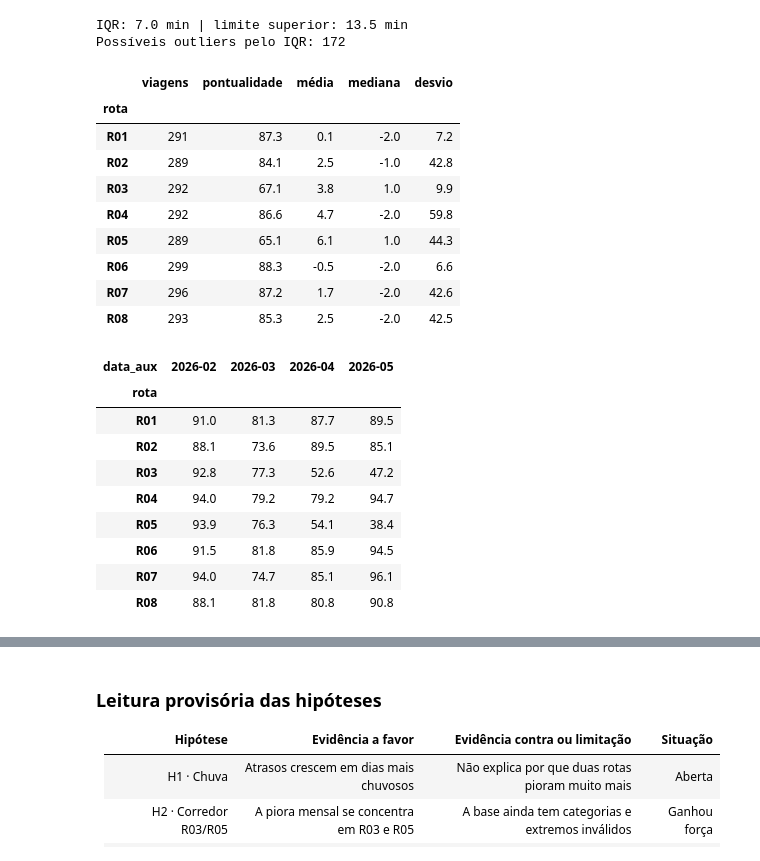
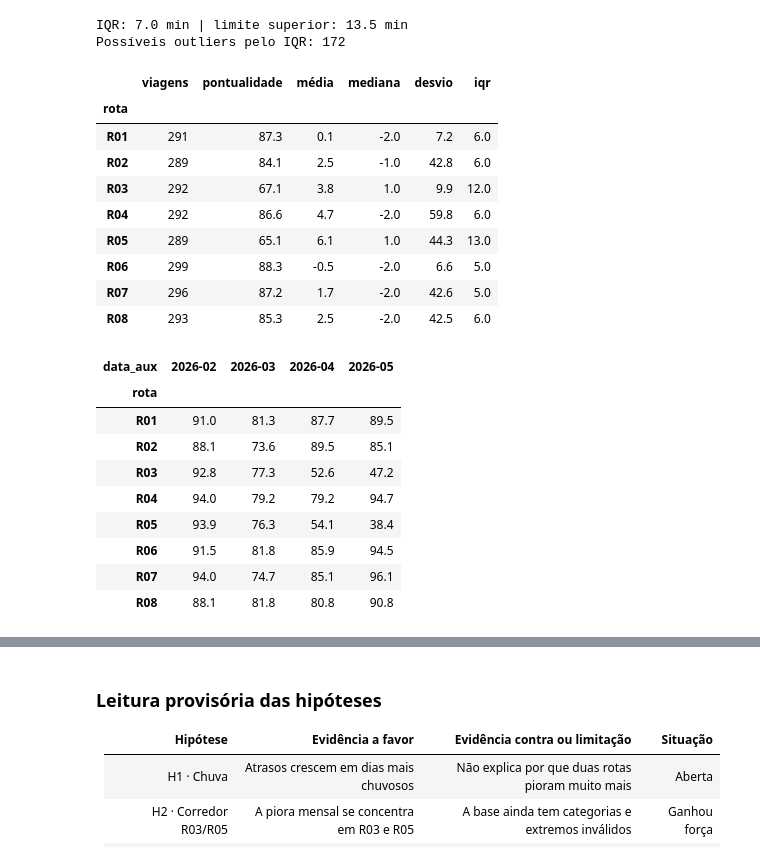
Before and after one commit to JulianaBallin/TransitTrace, a Jupyter notebook: transporte_fretado_rota_em_dia.ipynb, the cells around one changed output, grey strips where cells are left out. Saved outputs shown, nothing was run; the diff lists cells and outputs as text; code cells hidden in the pictures.

```diff
--- a/transporte_fretado_rota_em_dia.ipynb
+++ b/transporte_fretado_rota_em_dia.ipynb
@@ -52,6 +52,15 @@ plt.rcParams.update({
     "axes.titlesize": 14,
     "grid.color": "#D8E0E0",
 })
+
+def parse_dates(values):
+    # Lê os dois formatos de data da base sem inverter dia e mês.
+    text = values.astype("string").str.strip()
+    is_iso = text.str.fullmatch(r"\d{4}-\d{2}-\d{2}").fillna(False)
+    parsed = pd.to_datetime(text.where(is_iso), format="%Y-%m-%d", errors="coerce")
+    return parsed.fillna(
+        pd.to_datetime(text.where(~is_iso), format="%d/%m/%Y", errors="coerce")
+    )
 # %%
 candidates = [
     Path("dataset/projeto_integrador_transporte_fretado.csv"),
@@ -246,41 +277,40 @@ Possíveis outliers pelo IQR: 172
 # %%
 canonical_rows = raw[
     raw["rota"].astype(str).str.fullmatch(r"R\d{2}")
     & raw["turno"].isin(["Manhã", "Tarde", "Noite"])
 ].copy()
-canonical_rows["data_aux"] = pd.to_datetime(
-    canonical_rows["data"], format="mixed", dayfirst=True, errors="coerce"
-)
+canonical_rows["data_aux"] = parse_dates(canonical_rows["data"])
 canonical_rows["pontual"] = canonical_rows["atraso_min"].le(5)
 
 route_stats_raw = canonical_rows.groupby("rota").agg(
     viagens=("atraso_min", "size"),
     pontualidade=("pontual", "mean"),
     média=("atraso_min", "mean"),
     mediana=("atraso_min", "median"),
     desvio=("atraso_min", "std"),
+    iqr=("atraso_min", lambda s: s.quantile(0.75) - s.quantile(0.25)),
 )
 route_stats_raw["pontualidade"] *= 100
 display(route_stats_raw.round(1))
 
 monthly_raw = canonical_rows.pivot_table(
     index="rota",
     columns=canonical_rows["data_aux"].dt.strftime("%Y-%m"),
     values="pontual",
     aggfunc="mean",
 ).mul(100)
 display(monthly_raw.round(1))
 # %% [output]
-|  | viagens | pontualidade | média | mediana | desvio |
-| rota |  |  |  |  |  |
-| R01 | 291 | 87.3 | 0.1 | -2.0 | 7.2 |
-| R02 | 289 | 84.1 | 2.5 | -1.0 | 42.8 |
-| R03 | 292 | 67.1 | 3.8 | 1.0 | 9.9 |
-| R04 | 292 | 86.6 | 4.7 | -2.0 | 59.8 |
-| R05 | 289 | 65.1 | 6.1 | 1.0 | 44.3 |
-| R06 | 299 | 88.3 | -0.5 | -2.0 | 6.6 |
-| R07 | 296 | 87.2 | 1.7 | -2.0 | 42.6 |
-| R08 | 293 | 85.3 | 2.5 | -2.0 | 42.5 |
+|  | viagens | pontualidade | média | mediana | desvio | iqr |
+| rota |  |  |  |  |  |  |
+| R01 | 291 | 87.3 | 0.1 | -2.0 | 7.2 | 6.0 |
+| R02 | 289 | 84.1 | 2.5 | -1.0 | 42.8 | 6.0 |
+| R03 | 292 | 67.1 | 3.8 | 1.0 | 9.9 | 12.0 |
+| R04 | 292 | 86.6 | 4.7 | -2.0 | 59.8 | 6.0 |
+| R05 | 289 | 65.1 | 6.1 | 1.0 | 44.3 | 13.0 |
+| R06 | 299 | 88.3 | -0.5 | -2.0 | 6.6 | 5.0 |
+| R07 | 296 | 87.2 | 1.7 | -2.0 | 42.6 | 5.0 |
+| R08 | 293 | 85.3 | 2.5 | -2.0 | 42.5 | 6.0 |
 | data_aux | 2026-02 | 2026-03 | 2026-04 | 2026-05 |
 | rota |  |  |  |  |
 | R01 | 91.0 | 81.3 | 87.7 | 89.5 |
```
Also changed, not shown: parts of 24 cells of this notebook, 9 other files.
